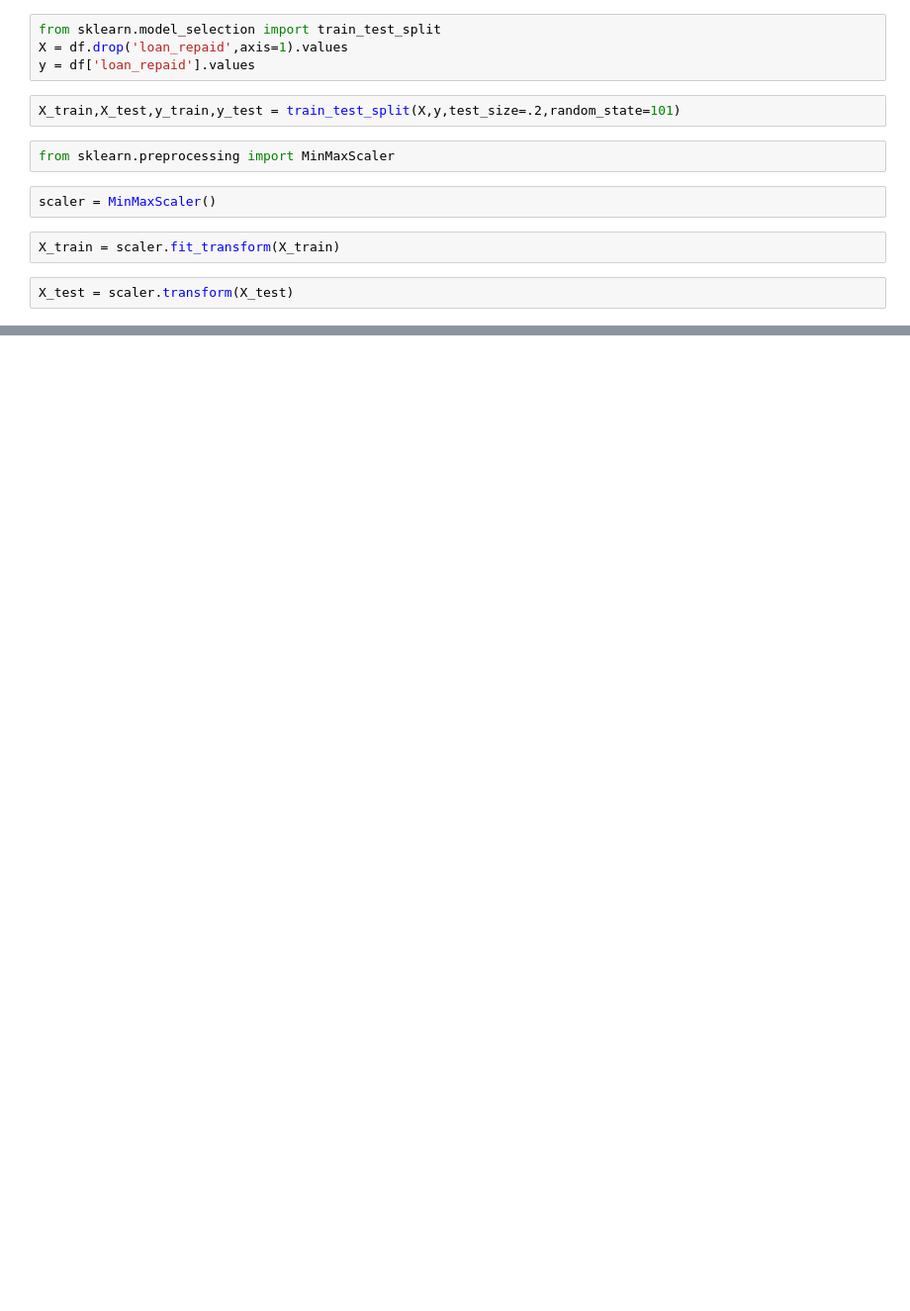
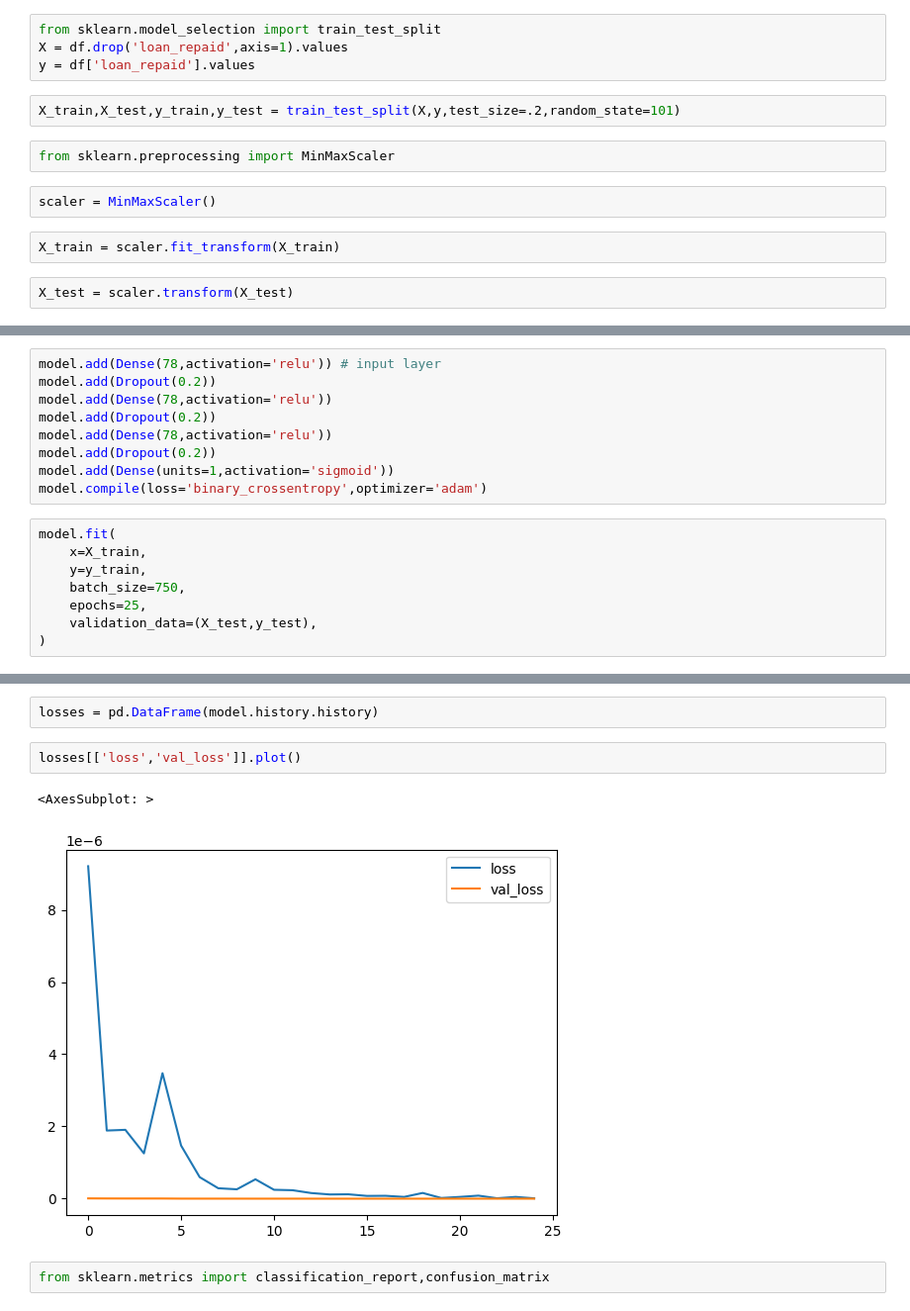
Before and after one commit to SimonNagy/ref-machine-learning-python, a Jupyter notebook: neural-networks/loan-analysis-tensorflow/v02/model-v2.ipynb, the cells around one changed output, grey strips where cells are left out. Shown: that part at 99% size. Drawn from its saved outputs; the diff is of its cells as text; blank space fills up the shorter version.

```diff
--- a/neural-networks/loan-analysis-tensorflow/v02/model-v2.ipynb
+++ b/neural-networks/loan-analysis-tensorflow/v02/model-v2.ipynb
@@ -93 +102,18 @@ model = Sequential()
 To enable them in other operations, rebuild TensorFlow with the appropriate compiler flags.
+# %%
+model.add(Dense(78,activation='relu')) # input layer
+model.add(Dropout(0.2))
+model.add(Dense(78,activation='relu'))
+model.add(Dropout(0.2))
+model.add(Dense(78,activation='relu'))
+model.add(Dropout(0.2))
+model.add(Dense(units=1,activation='sigmoid'))
+model.compile(loss='binary_crossentropy',optimizer='adam')
+# %%
+model.fit(
+    x=X_train,
+    y=y_train,
+    batch_size=750,
+    epochs=25,
+    validation_data=(X_test,y_test),
+)
@@ -93,0 +139,9 @@ To enable them in other operations, rebuild TensorFlow with the appropriate comp
+# %%
+losses = pd.DataFrame(model.history.history)
+# %%
+losses[['loss','val_loss']].plot()
+# %% [output]
+<AxesSubplot: >
+[figure, added]
+# %%
+from sklearn.metrics import classification_report,confusion_matrix
```
Also changed, not shown: parts of 5 cells of this notebook.
